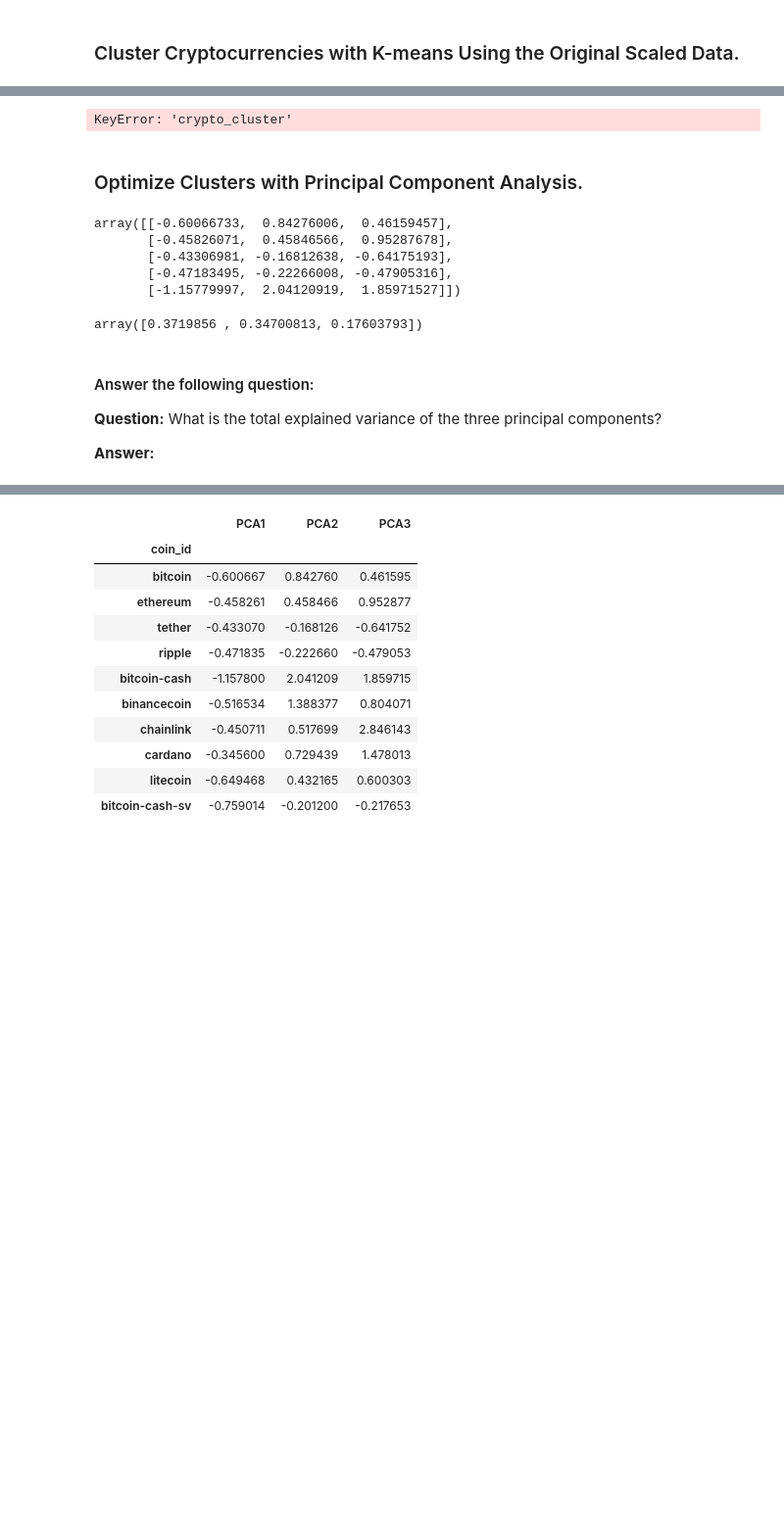
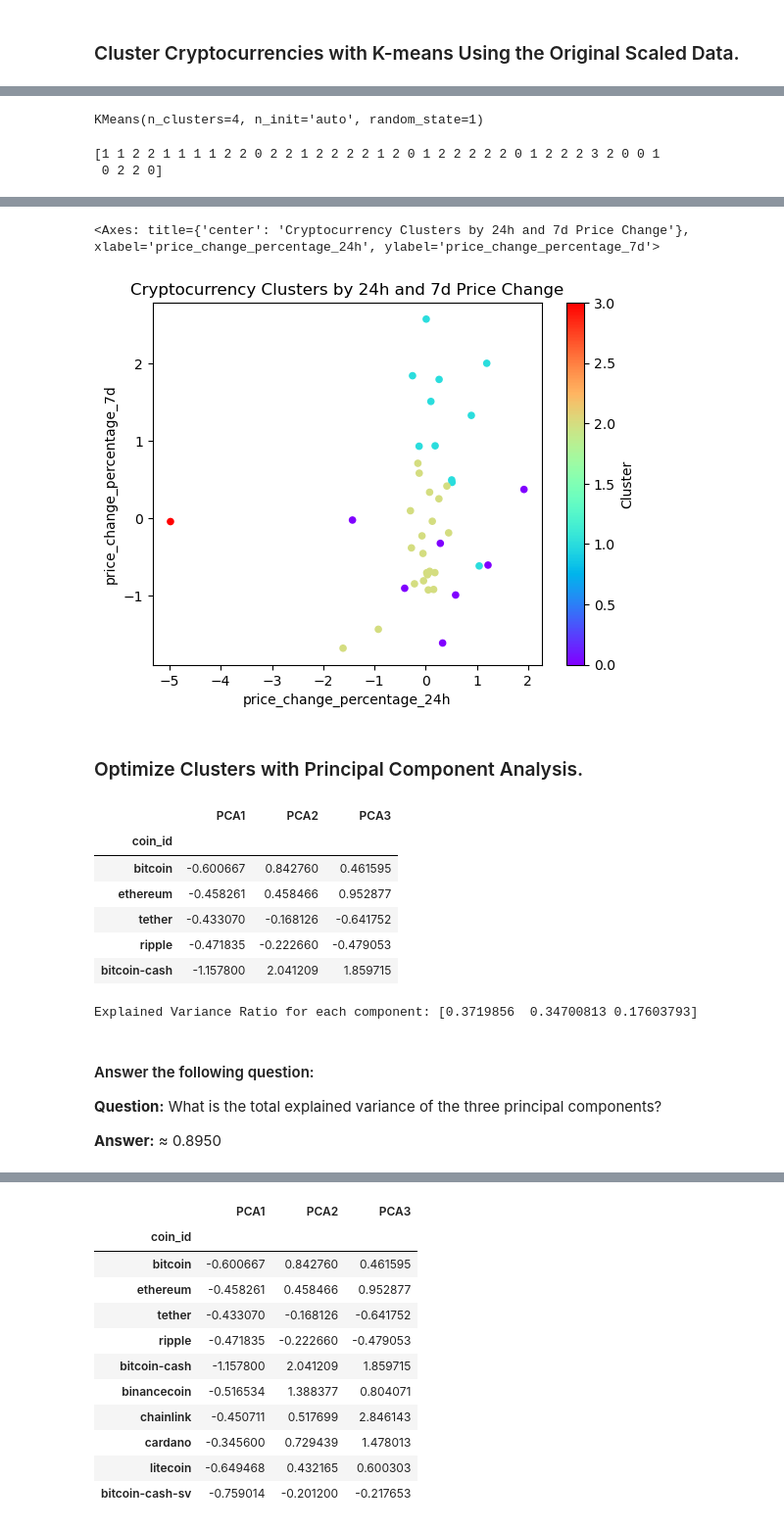
Before and after one commit to Salsonmez/CryptoClustering, a Jupyter notebook: Crypto_Clustering.ipynb, the cells around one changed output, grey strips where cells are left out. Shown at 98% size. Drawn from its saved outputs; the diff is of its cells as text; code cells hidden in the pictures; blank space fills up the shorter version.

```diff
--- a/Crypto_Clustering.ipynb
+++ b/Crypto_Clustering.ipynb
@@ -194,17 +133,27 @@ market_data_with_clusters_df.head()
 # %%
 # Fit the K-Means model using the scaled data
+kmeans_model.fit(scaled_market_data_df)
+# %% [output]
+KMeans(n_clusters=4, n_init='auto', random_state=1)
 # %%
 # Predict the clusters to group the cryptocurrencies using the scaled data
-
+crypto_clusters = kmeans_model.predict(scaled_market_data_df)
 
 # View the resulting array of cluster values.
+print(crypto_clusters)
+# %% [output]
+[1 1 2 2 1 1 1 1 2 2 0 2 2 1 2 2 2 2 1 2 0 1 2 2 2 2 2 0 1 2 2 2 3 2 0 0 1
+ 0 2 2 0]
 # %%
 # Create a copy of the DataFrame
+crypto_market_data_predictions = scaled_market_data_df.copy()
 # %%
 # Add a new column to the DataFrame with the predicted clusters
+crypto_market_data_predictions['Cluster'] = crypto_clusters
 
 
 # Display sample data
+crypto_market_data_predictions.head()
 # %% [output]
 |  | price_change_percentage_24h | price_change_percentage_7d | price_change_percentage_14d | price_change_percentage_30d | ... |
 | coin_id |  |  |  |  | ... |
@@ -213,35 +162,21 @@ market_data_with_clusters_df.head()
 | tether | 0.021774 | -0.706337 | -0.021680 | -0.061030 | ... |
 | ripple | -0.040764 | -0.810928 | 0.249458 | -0.050388 | ... |
 | bitcoin-cash | 1.193036 | 2.000959 | 1.760610 | 0.545842 | ... |
-# %%
-import matplotlib.pyplot as plt
-
-# Ensure the 'crypto_cluster' column is numeric
-market_data_with_clusters_df['crypto_cluster'] = market_data_with_clusters_df['crypto_cluster'].astype(int)
-
-# Create the scatter plot
-market_data_with_clusters_df.plot.scatter(
-    x="price_change_percentage_24h",
-    y="price_change_percentage_7d",
-    c=market_data_with_clusters_df['crypto_cluster'],
-    cmap="rainbow",
-    colorbar=True,
-    figsize=(10, 6)
-)
-
-# Set plot title and labels
-plt.title("Cryptocurrency Price Change: 24h vs 7d")
-plt.xlabel("24h Price Change (%)")
-plt.ylabel("7d Price Change (%)")
-
-# Show the plot
-plt.show()
-# %% [output]
-KeyError: 'crypto_cluster'
 # %%
 # Create a scatter plot using Pandas plot by setting
 # `x="price_change_percentage_24h"` and `y="price_change_percentage_7d"`.
 # Use "rainbow" for the color to better visualize the data.
+
+crypto_market_data_predictions.plot.scatter(
+    x="price_change_percentage_24h",
+    y="price_change_percentage_7d",
+    c="Cluster",
+    colormap="rainbow",
+    title="Cryptocurrency Clusters by 24h and 7d Price Change"
+)
+# %% [output]
+<Axes: title={'center': 'Cryptocurrency Clusters by 24h and 7d Price Change'}, xlabel='price_change_percentage_24h', ylabel='price_change_percentage_7d'>
+[figure, added]
 # %% [markdown]
 ### Optimize Clusters with Principal Component Analysis.
 # %%
@@ -249,21 +186,27 @@ KeyError: 'crypto_cluster'
 # %%
 # Use the PCA model with `fit_transform` on the original scaled DataFrame to reduce to three principal components.
-
+pca_data = pca.fit_transform(scaled_market_data_df)
+df_pca = pd.DataFrame(pca_data, columns=['PCA1', 'PCA2', 'PCA3'], index=scaled_market_data_df.index)
 
 # View the first five rows of the DataFrame.
+df_pca.head()
 # %% [output]
-array([[-0.60066733,  0.84276006,  0.46159457],
-       [-0.45826071,  0.45846566,  0.95287678],
-       [-0.43306981, -0.16812638, -0.64175193],
-       [-0.47183495, -0.22266008, -0.47905316],
-       [-1.15779997,  2.04120919,  1.85971527]])
+|  | PCA1 | PCA2 | PCA3 |
+| coin_id |  |  |  |
+| bitcoin | -0.600667 | 0.842760 | 0.461595 |
+| ethereum | -0.458261 | 0.458466 | 0.952877 |
+| tether | -0.433070 | -0.168126 | -0.641752 |
+| ripple | -0.471835 | -0.222660 | -0.479053 |
+| bitcoin-cash | -1.157800 | 2.041209 | 1.859715 |
 # %%
 # Retrieve the explained variance to determine how much information  can be attributed to each principal component.
+explained_variance = pca.explained_variance_ratio_
+print("Explained Variance Ratio for each component:", explained_variance)
 # %% [output]
-array([0.3719856 , 0.34700813, 0.17603793])
+Explained Variance Ratio for each component: [0.3719856  0.34700813 0.17603793]
 # %% [markdown]
 #### Answer the following question:
 
 **Question:** What is the total explained variance of the three principal components?
 
-**Answer:**
+**Answer:** ≈ 0.8950
```
Also changed, not shown: parts of 18 cells of this notebook.
